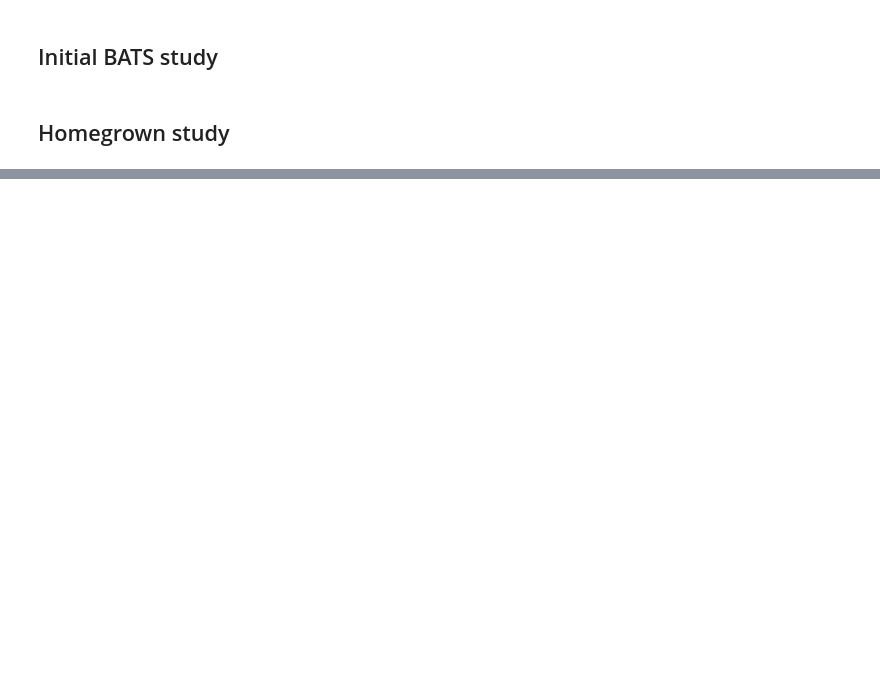
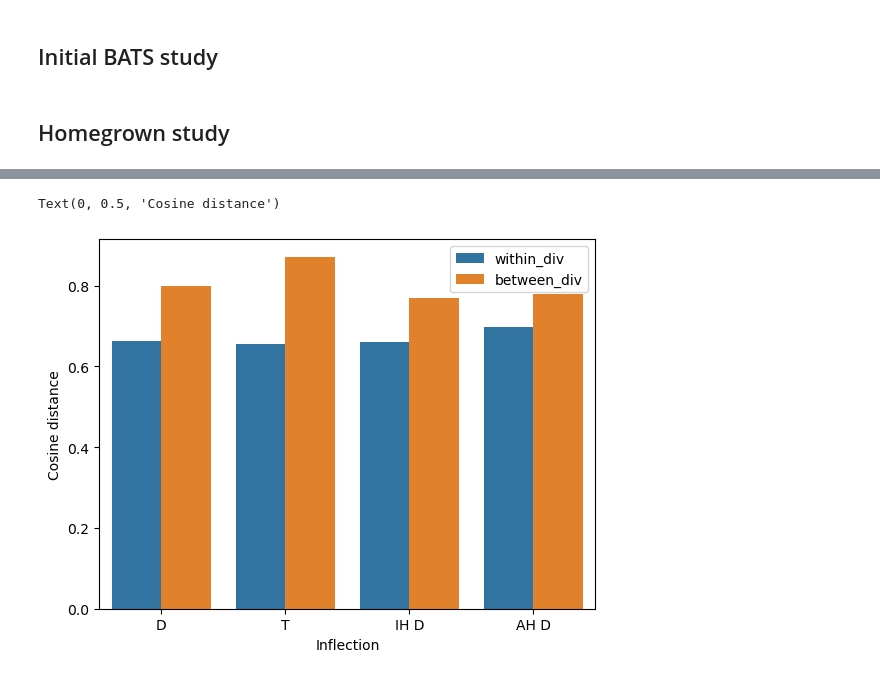
Before and after one commit to hans/ideal-word-representations, a Jupyter notebook: notebooks/geometry/analogy.ipynb, the cells around one changed output, grey strips where cells are left out. Drawn from its saved outputs; the diff is of its cells as text; code cells hidden in the pictures; blank space fills up the shorter version.

```diff
--- a/notebooks/geometry/analogy.ipynb
+++ b/notebooks/geometry/analogy.ipynb
@@ -235,0 +702,8 @@ torch.save(all_difference_vectors, Path(output_dir) / "broad_inflection_differen
+# %%
+ax = sns.barplot(data=vbd_control_df.melt(id_vars=["divergence"]).query("divergence != 'OW Z'"), x="divergence", hue="variable", y="value")
+ax.legend(loc="upper right")
+ax.set_xlabel("Inflection")
+ax.set_ylabel("Cosine distance")
+# %% [output]
+Text(0, 0.5, 'Cosine distance')
+[figure, added]
```
Also changed, not shown: parts of 38 cells of this notebook.
